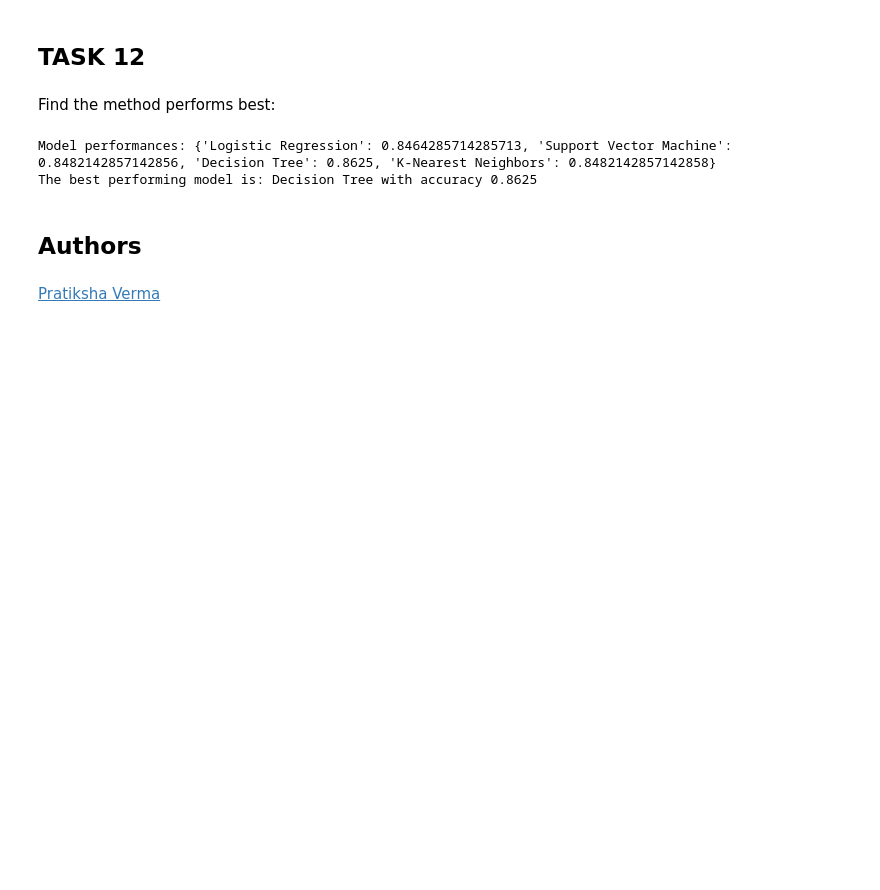
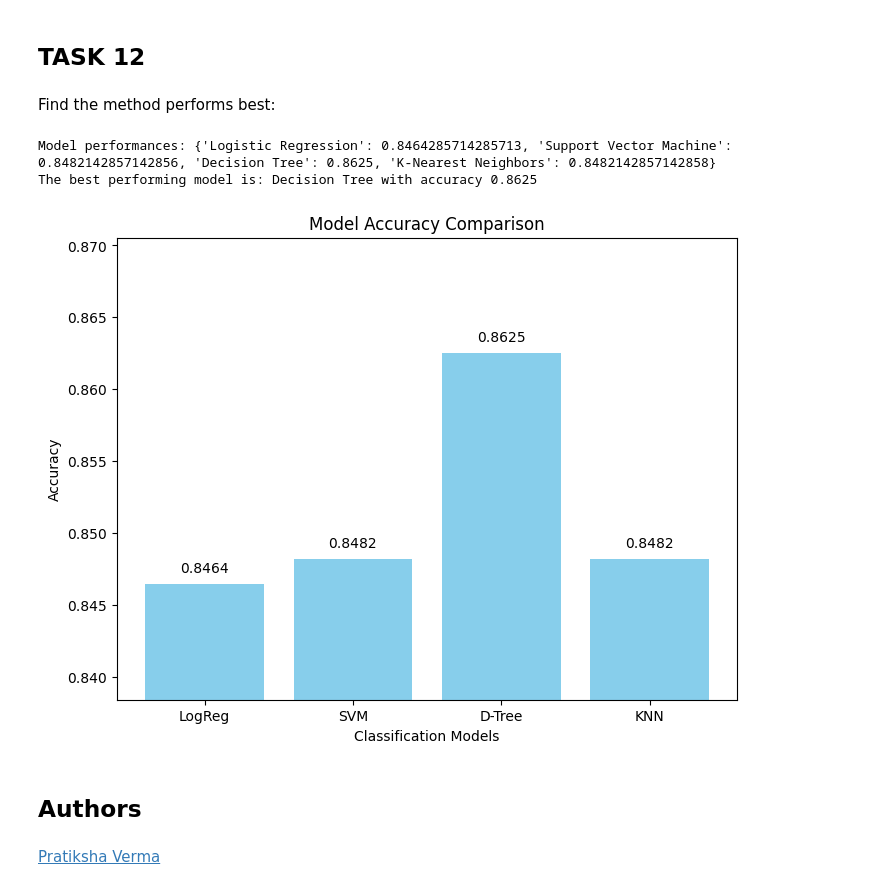
Before and after one commit to fricardo-it/IBM-DS, a Jupyter notebook: FinalExam/ml-prediction.ipynb, the cells around one changed output. Saved outputs shown, nothing was run; the diff lists cells and outputs as text; code cells hidden in the pictures; blank space fills up the shorter version.

Commit message:
Update ml-prediction.ipynb
add bar graph to presentation

```diff
--- a/FinalExam/ml-prediction.ipynb
+++ b/FinalExam/ml-prediction.ipynb
@@ -356,6 +356,32 @@ print(f"The best performing model is: {best_model} with accuracy {model_scores[b
 # %% [output]
 Model performances: {'Logistic Regression': 0.8464285714285713, 'Support Vector Machine': 0.8482142857142856, 'Decision Tree': 0.8625, 'K-Nearest Neighbors': 0.8482142857142858}
 The best performing model is: Decision Tree with accuracy 0.8625
+# %%
+models = ['LogReg', 'SVM', 'D-Tree', 'KNN']
+accuracy_scores = [logreg_cv.best_score_, svm_cv.best_score_, tree_cv.best_score_, knn_cv.best_score_]
+
+# Calcula o valor mínimo e máximo
+min_score = min(accuracy_scores)
+max_score = max(accuracy_scores)
+
+# Define uma margem baseada na diferença (garante um mínimo de margem)
+margin = max(0.001, (max_score - min_score) * 0.5)
+
+plt.figure(figsize=(8, 6))
+bars = plt.bar(models, accuracy_scores, color='skyblue')
+plt.xlabel('Classification Models')
+plt.ylabel('Accuracy')
+plt.title('Model Accuracy Comparison')
+plt.ylim(min_score - margin, max_score + margin)
+
+# Adiciona os valores de acurácia acima de cada barra
+for bar, score in zip(bars, accuracy_scores):
+    yval = bar.get_height()
+    plt.text(bar.get_x() + bar.get_width()/2, yval + margin/10, f'{score:.4f}', ha='center')
+
+plt.show()
+# %% [output]
+[figure, added]
 # %% [markdown]
 ## Authors
 # %% [markdown]
```
